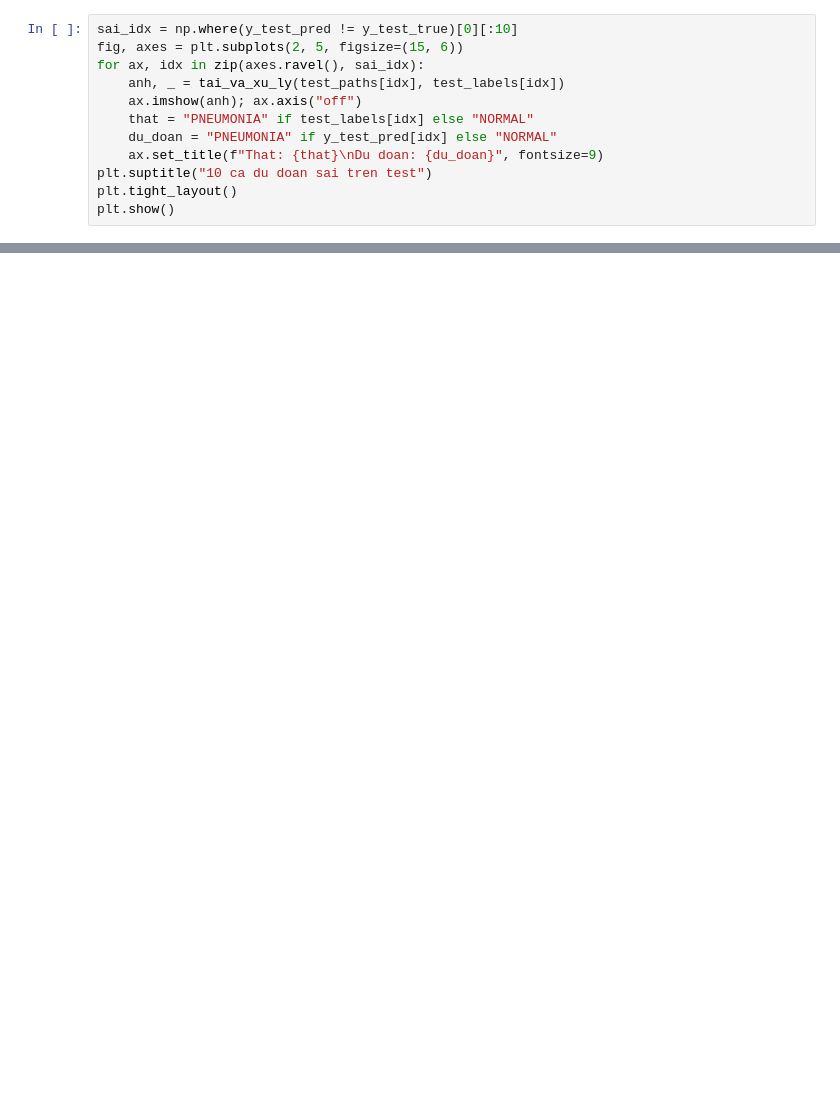
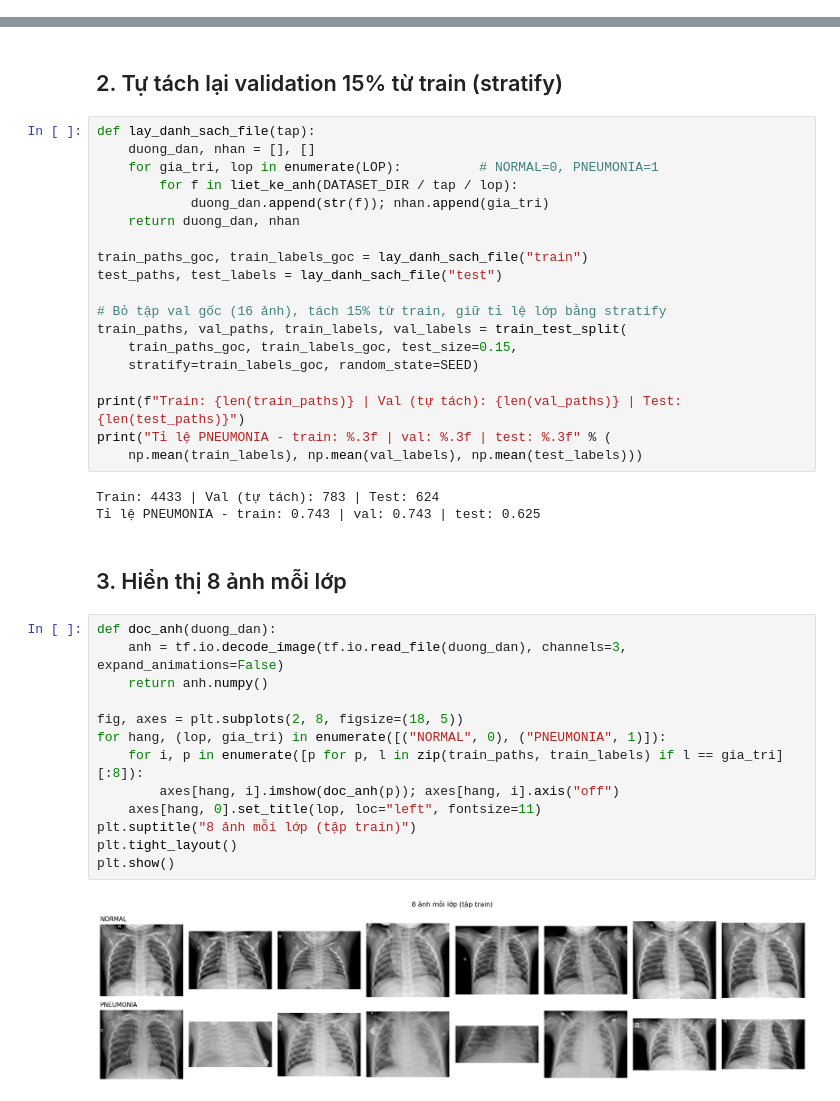
Before and after one commit to Qnhu2502/QuynhNhu_Lab_ML, a Jupyter notebook: Hoc may/04- Deep-Learning/TT-26/cnn_chest_xray.ipynb, the cells around one changed output, grey strips where cells are left out. Saved outputs shown, nothing was run; the diff lists cells and outputs as text; blank space fills up the shorter version.

```diff
--- a/Hoc may/04- Deep-Learning/TT-26/cnn_chest_xray.ipynb
+++ b/Hoc may/04- Deep-Learning/TT-26/cnn_chest_xray.ipynb
@@ -287,12 +0,0 @@ def grad_cam(model_full, base_model, anh_batch, ten_layer_cuoi):
-# %%
-sai_idx = np.where(y_test_pred != y_test_true)[0][:10]
-fig, axes = plt.subplots(2, 5, figsize=(15, 6))
-for ax, idx in zip(axes.ravel(), sai_idx):
-    anh, _ = tai_va_xu_ly(test_paths[idx], test_labels[idx])
-    ax.imshow(anh); ax.axis("off")
-    that = "PNEUMONIA" if test_labels[idx] else "NORMAL"
-    du_doan = "PNEUMONIA" if y_test_pred[idx] else "NORMAL"
-    ax.set_title(f"That: {that}\nDu doan: {du_doan}", fontsize=9)
-plt.suptitle("10 ca du doan sai tren test")
-plt.tight_layout()
-plt.show()
@@ -387,0 +95,41 @@ Da luu: models/best_model.keras, reports/*.png, requirements.txt, README.md
+# %% [markdown]
+## 2. Tự tách lại validation 15% từ train (stratify)
+# %%
+def lay_danh_sach_file(tap):
+    duong_dan, nhan = [], []
+    for gia_tri, lop in enumerate(LOP):          # NORMAL=0, PNEUMONIA=1
+        for f in liet_ke_anh(DATASET_DIR / tap / lop):
+            duong_dan.append(str(f)); nhan.append(gia_tri)
+    return duong_dan, nhan
+
+train_paths_goc, train_labels_goc = lay_danh_sach_file("train")
+test_paths, test_labels = lay_danh_sach_file("test")
+
+# Bỏ tập val gốc (16 ảnh), tách 15% từ train, giữ tỉ lệ lớp bằng stratify
+train_paths, val_paths, train_labels, val_labels = train_test_split(
+    train_paths_goc, train_labels_goc, test_size=0.15,
+    stratify=train_labels_goc, random_state=SEED)
+
+print(f"Train: {len(train_paths)} | Val (tự tách): {len(val_paths)} | Test: {len(test_paths)}")
+print("Tỉ lệ PNEUMONIA - train: %.3f | val: %.3f | test: %.3f" % (
+    np.mean(train_labels), np.mean(val_labels), np.mean(test_labels)))
+# %% [output]
+Train: 4433 | Val (tự tách): 783 | Test: 624
+Tỉ lệ PNEUMONIA - train: 0.743 | val: 0.743 | test: 0.625
+# %% [markdown]
+## 3. Hiển thị 8 ảnh mỗi lớp
+# %%
+def doc_anh(duong_dan):
+    anh = tf.io.decode_image(tf.io.read_file(duong_dan), channels=3, expand_animations=False)
+    return anh.numpy()
+
+fig, axes = plt.subplots(2, 8, figsize=(18, 5))
+for hang, (lop, gia_tri) in enumerate([("NORMAL", 0), ("PNEUMONIA", 1)]):
+    for i, p in enumerate([p for p, l in zip(train_paths, train_labels) if l == gia_tri][:8]):
+        axes[hang, i].imshow(doc_anh(p)); axes[hang, i].axis("off")
+    axes[hang, 0].set_title(lop, loc="left", fontsize=11)
+plt.suptitle("8 ảnh mỗi lớp (tập train)")
+plt.tight_layout()
+plt.show()
+# %% [output]
+[figure, added]
```
Also changed, not shown: parts of 55 cells of this notebook, 48 other files.
